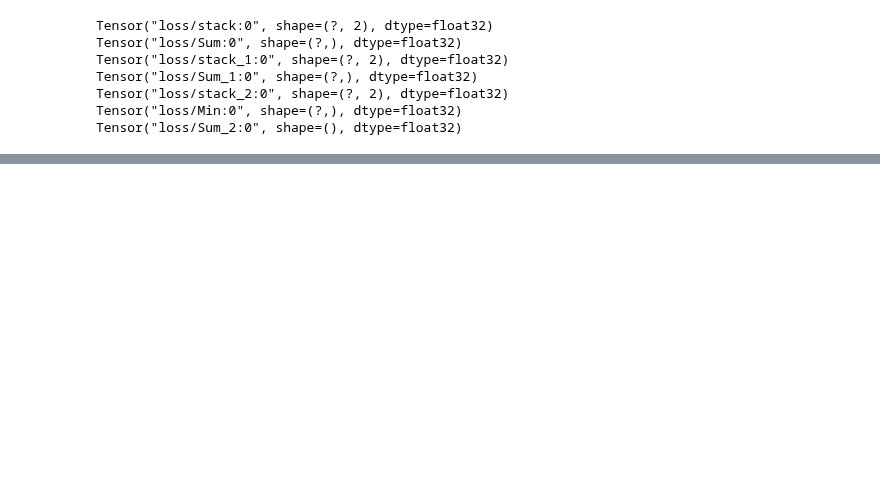
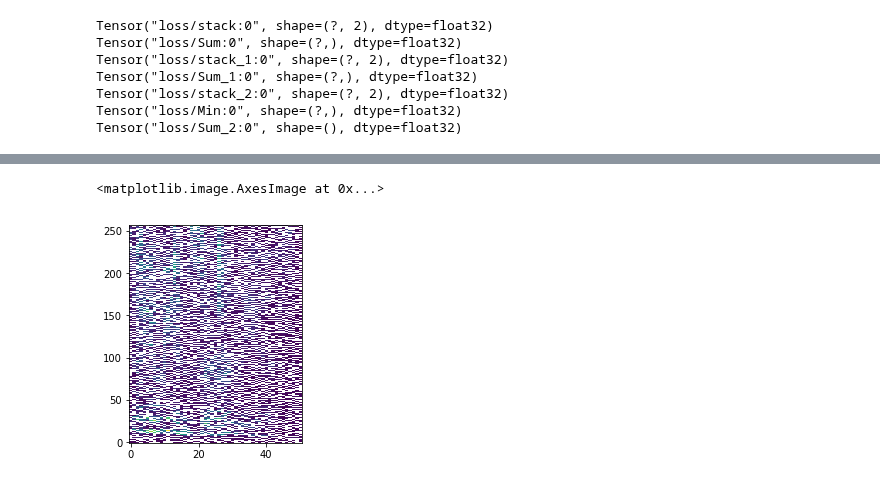
Before and after one commit to Lab41/Magnolia, a Jupyter notebook: sandbox/pit-demo/pitter-patter.ipynb, the cells around one changed output, grey strips where cells are left out. Saved outputs shown, nothing was run; the diff lists cells and outputs as text; code cells hidden in the pictures; blank space fills up the shorter version.

```diff
--- a/sandbox/pit-demo/pitter-patter.ipynb
+++ b/sandbox/pit-demo/pitter-patter.ipynb
@@ -242,0 +101,5 @@ ValueError: Index out of range using input dim 1; input has only 1 dims for 'str
+# %%
+plt.imshow(np.sqrt(mix_recon[0,0].T), origin='lower', aspect=1/4)
+# %% [output]
+<matplotlib.image.AxesImage at 0x...>
+[figure, added]
```
Also changed, not shown: parts of 11 cells of this notebook.
